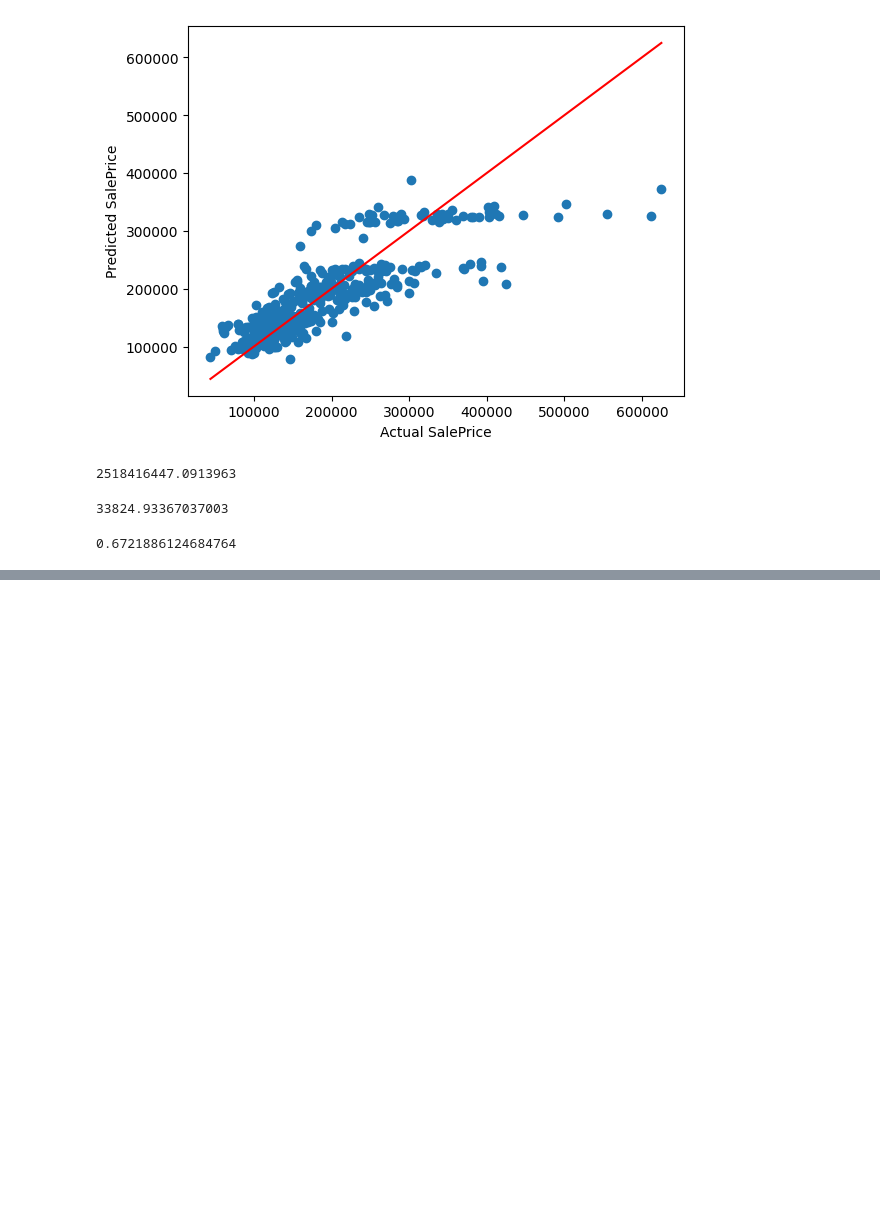
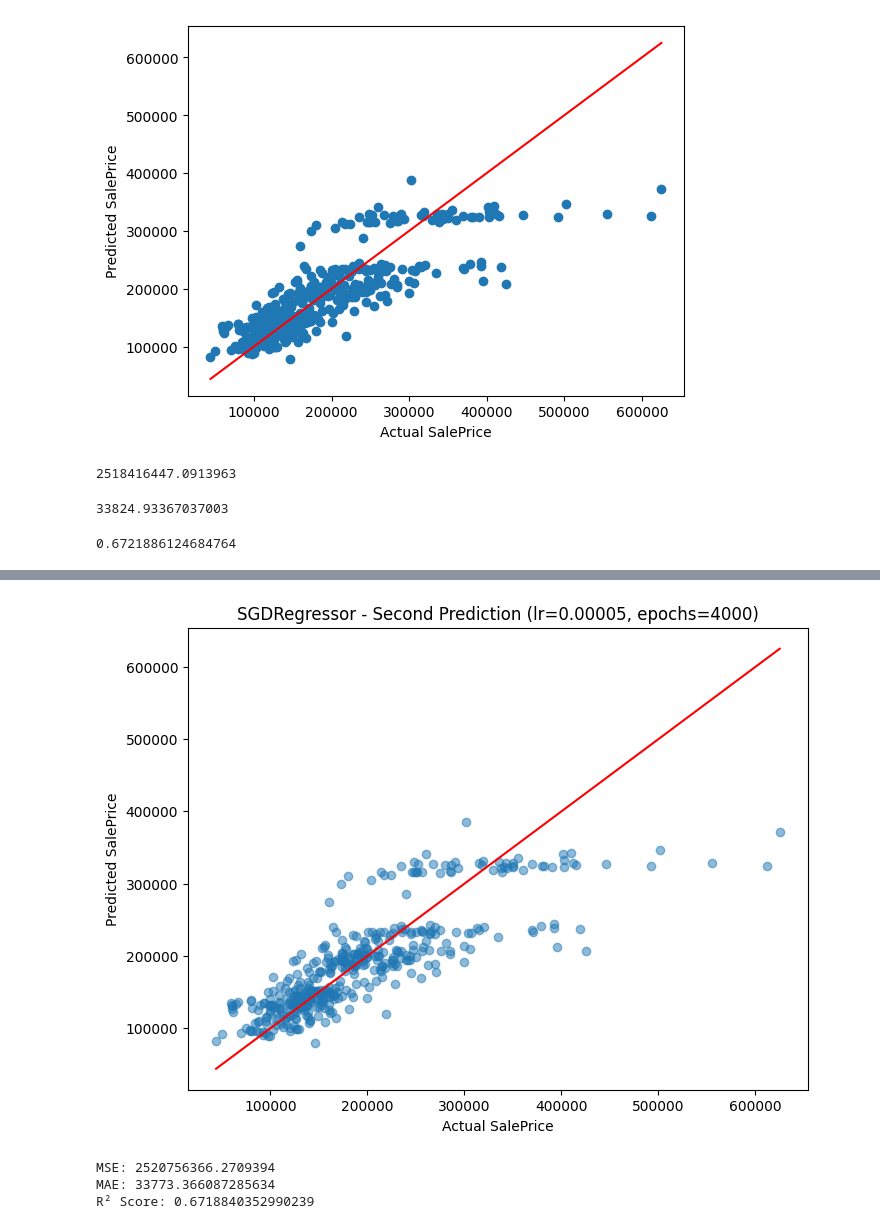
Before and after one commit to ImRoodyDev/HHS-Pyhthon-Pipeline, a Jupyter notebook: DEAI/WEEK 6/lineareregressie.ipynb, the cells around one changed output, grey strips where cells are left out. Cells and saved outputs as stored; diff of their text form; code cells hidden in the pictures; blank space fills up the shorter version.

Commit message:
Add Experiment 7: SGDRegressor with adjusted hyperparameters on second prediction

```diff
--- a/DEAI/WEEK 6/lineareregressie.ipynb
+++ b/DEAI/WEEK 6/lineareregressie.ipynb
@@ -432,0 +435,15 @@ r2_score2
+# %%
+# Train SGD model with custom parameters on second prediction (X2, y2, SalePrice)
+sgd_model7 = make_pipeline(StandardScaler(), SGDRegressor(learning_rate='constant', eta0=0.00005, max_iter=4000, random_state=42))
+sgd_model7.fit(X_train2, y_train2)
+
+# Make predictions
+y_pred_sgd7 = sgd_model7.predict(X_test2)
+
+# Create DataFrame for predictions
+prediction_df_sgd7 = pd.DataFrame({
+    'SalePrice': y_test2.values,
+    'Predicted SalePrice': y_pred_sgd7
+})
+
+prediction_df_sgd7
@@ -432,0 +464,28 @@ r2_score2
+# %%
+# Visualization
+plt.figure(figsize=(8, 6))
+plt.scatter(prediction_df_sgd7['SalePrice'], prediction_df_sgd7['Predicted SalePrice'], alpha=0.5)
+
+# Plot perfect prediction line
+min_value_sgd7 = min(prediction_df_sgd7['SalePrice'].min(), prediction_df_sgd7['Predicted SalePrice'].min())
+max_value_sgd7 = max(prediction_df_sgd7['SalePrice'].max(), prediction_df_sgd7['Predicted SalePrice'].max())
+plt.plot([min_value_sgd7, max_value_sgd7], [min_value_sgd7, max_value_sgd7], color='red')
+
+plt.xlabel('Actual SalePrice')
+plt.ylabel('Predicted SalePrice')
+plt.title('SGDRegressor - Second Prediction (lr=0.00005, epochs=4000)')
+plt.show()
+
+# Metrics
+mse_sgd7 = mean_squared_error(prediction_df_sgd7['SalePrice'], prediction_df_sgd7['Predicted SalePrice'])
+mae_sgd7 = mean_absolute_error(prediction_df_sgd7['SalePrice'], prediction_df_sgd7['Predicted SalePrice'])
+r2_sgd7 = sgd_model7.score(X_test2, y_test2)
+
+print(f"MSE: {mse_sgd7}")
+print(f"MAE: {mae_sgd7}")
+print(f"R² Score: {r2_sgd7}")
+# %% [output]
+[figure, added]
+MSE: 2520756366.2709394
+MAE: 33773.366087285634
+R² Score: 0.6718840352990239
```
Also changed, not shown: parts of 2 cells of this notebook.
